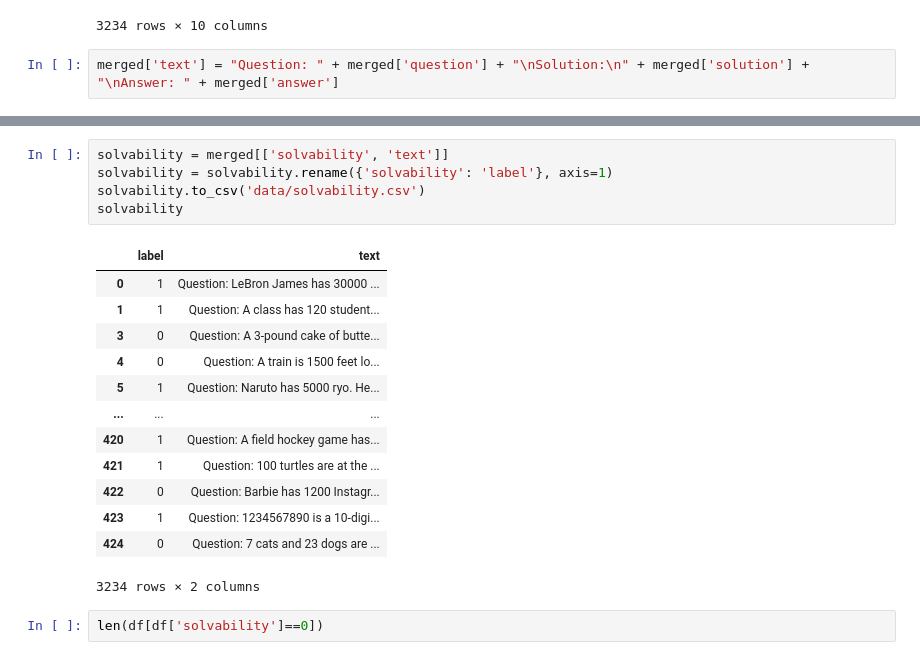
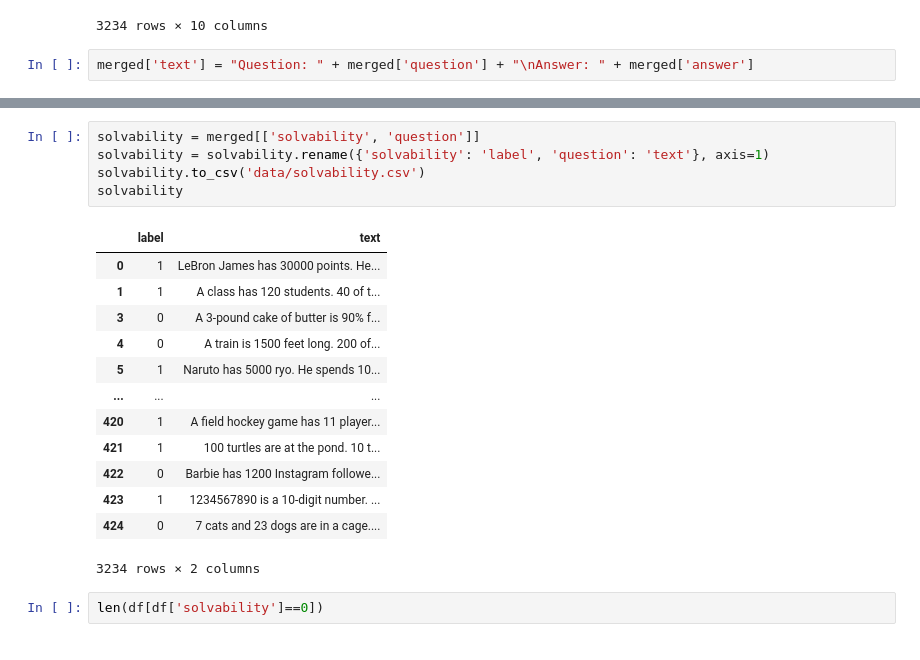
Before and after one commit to bryanchrist/llama2-70b, a Jupyter notebook: Parse_Zooniverse_Export.ipynb, the cells around one changed output, grey strips where cells are left out. Cells and saved outputs as stored; diff of their text form.

```diff
--- a/Parse_Zooniverse_Export.ipynb
+++ b/Parse_Zooniverse_Export.ipynb
@@ -377,4 +380,4 @@ merged
 | 424 | question_2280 | 0.0 | 0 | 0 | 3216 | 7 cats and 23 dogs are in a cage.... | def solution():\n #Total cats and... | 13 | ... |
 3234 rows × 10 columns
 # %%
-merged['text'] = "Question: " + merged['question'] + "\nSolution:\n" + merged['solution'] + "\nAnswer: " + merged['answer']
+merged['text'] = "Question: " + merged['question'] + "\nAnswer: " + merged['answer']
@@ -393,21 +384,21 @@ Answer: 29000
 # %%
-solvability = merged[['solvability', 'text']]
-solvability = solvability.rename({'solvability': 'label'}, axis=1)
+solvability = merged[['solvability', 'question']]
+solvability = solvability.rename({'solvability': 'label', 'question': 'text'}, axis=1)
 solvability.to_csv('data/solvability.csv')
 solvability
 # %% [output]
 |  | label | text |
-| 0 | 1 | Question: LeBron James has 30000 ... |
-| 1 | 1 | Question: A class has 120 student... |
-| 3 | 0 | Question: A 3-pound cake of butte... |
-| 4 | 0 | Question: A train is 1500 feet lo... |
-| 5 | 1 | Question: Naruto has 5000 ryo. He... |
+| 0 | 1 | LeBron James has 30000 points. He... |
+| 1 | 1 | A class has 120 students. 40 of t... |
+| 3 | 0 | A 3-pound cake of butter is 90% f... |
+| 4 | 0 | A train is 1500 feet long. 200 of... |
+| 5 | 1 | Naruto has 5000 ryo. He spends 10... |
 | ... | ... | ... |
-| 420 | 1 | Question: A field hockey game has... |
-| 421 | 1 | Question: 100 turtles are at the ... |
-| 422 | 0 | Question: Barbie has 1200 Instagr... |
-| 423 | 1 | Question: 1234567890 is a 10-digi... |
-| 424 | 0 | Question: 7 cats and 23 dogs are ... |
+| 420 | 1 | A field hockey game has 11 player... |
+| 421 | 1 | 100 turtles are at the pond. 10 t... |
+| 422 | 0 | Barbie has 1200 Instagram followe... |
+| 423 | 1 | 1234567890 is a 10-digit number. ... |
+| 424 | 0 | 7 cats and 23 dogs are in a cage.... |
 3234 rows × 2 columns
 # %%
 len(df[df['solvability']==0])
```
Also changed, not shown: parts of 6 cells of this notebook, 2 other files.
